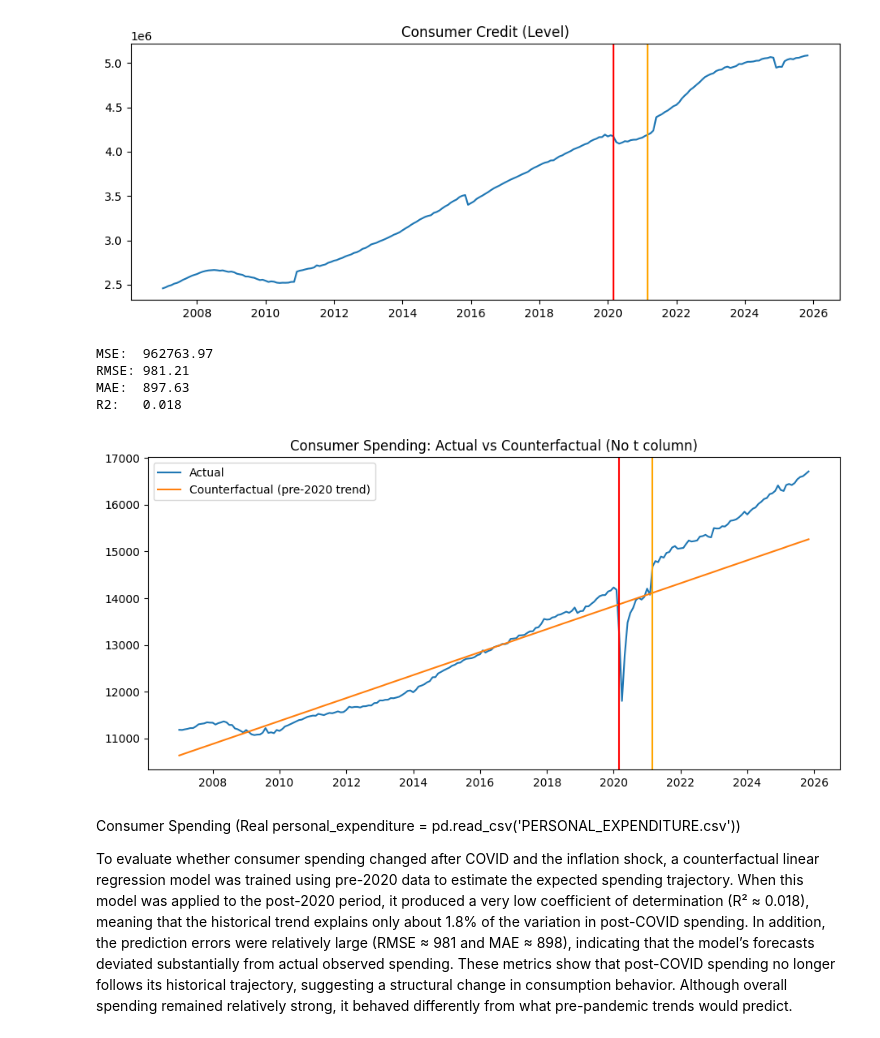
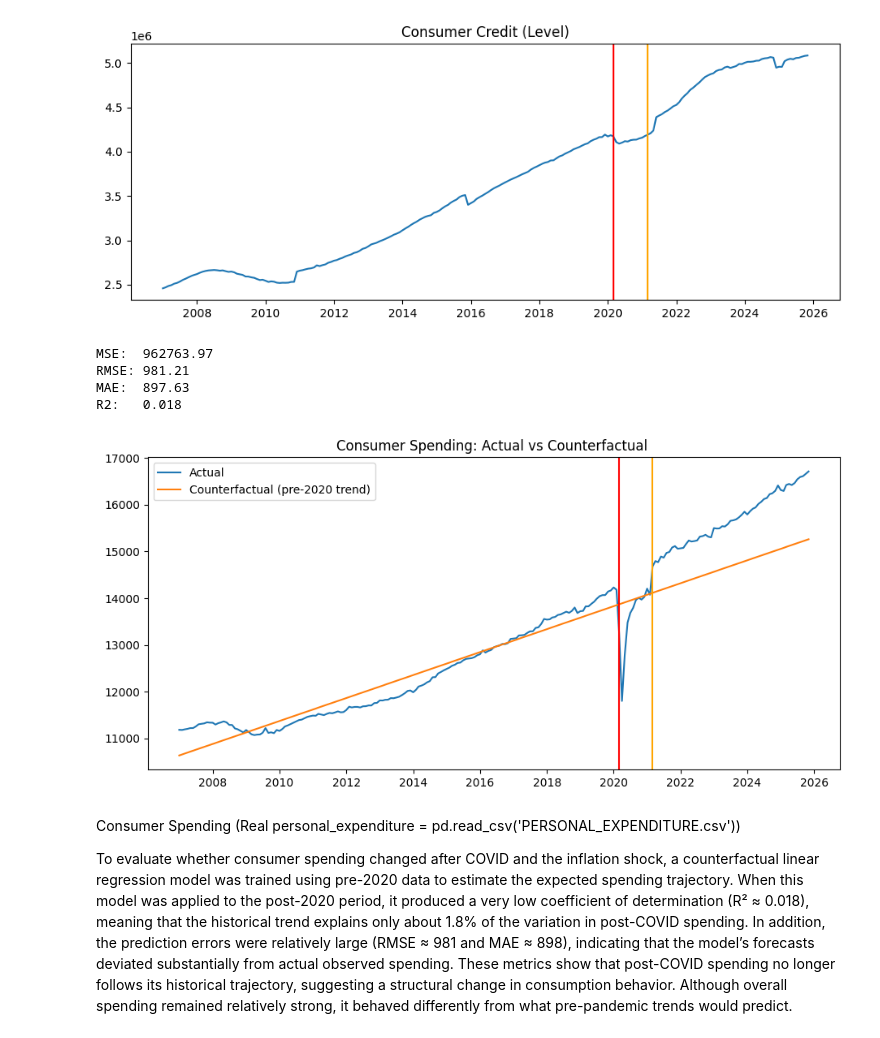
Before and after one commit to Mendelosdoba/tripleten-datajam-feb-2026, a Jupyter notebook: data.ipynb, the cells around one changed output. Drawn from its saved outputs; the diff is of its cells as text; code cells hidden in the pictures.

```diff
--- a/data.ipynb
+++ b/data.ipynb
@@ -776,35 +780,35 @@ time_months_train = time_months_all[df.index < covid_start]
 # Fit model on pre-COVID spending trend
 model = LinearRegression()
 model.fit(time_months_train, train["consumer_spending"])
 df["spending_pred"] = model.predict(time_months_all)
 
 y_pred = df.loc[test.index, "spending_pred"]
 
 # Predict counterfactual for entire timeline
 
 mse  = mean_squared_error(test["consumer_spending"], y_pred)
 rmse = np.sqrt(mse)
 mae  = mean_absolute_error(test["consumer_spending"], y_pred)
 r2   = r2_score(test["consumer_spending"], y_pred)
 print(f"MSE:  {mse:.2f}")
 print(f"RMSE: {rmse:.2f}")
 print(f"MAE:  {mae:.2f}")
 print(f"R2:   {r2:.3f}")
 # Plot actual vs counterfactual
 plt.figure(figsize=(11, 5))
 plt.plot(df.index, df["consumer_spending"], label="Actual")
 plt.plot(df.index, df["spending_pred"], label="Counterfactual (pre-2020 trend)")
 plt.axvline(covid_start, color="red")
 plt.axvline(inflation_start, color="orange")
 plt.legend()
-plt.title("Consumer Spending: Actual vs Counterfactual (No t column)")
+plt.title("Consumer Spending: Actual vs Counterfactual ")
 plt.show()
 # %% [output]
 MSE:  962763.97
 RMSE: 981.21
 MAE:  897.63
 R2:   0.018
-[figure, old version]
+[figure, new version]
 # %% [markdown]
 Consumer Spending (Real personal_expenditure = pd.read_csv('PERSONAL_EXPENDITURE.csv'))
 
```
Also changed, not shown: parts of 6 cells of this notebook.
